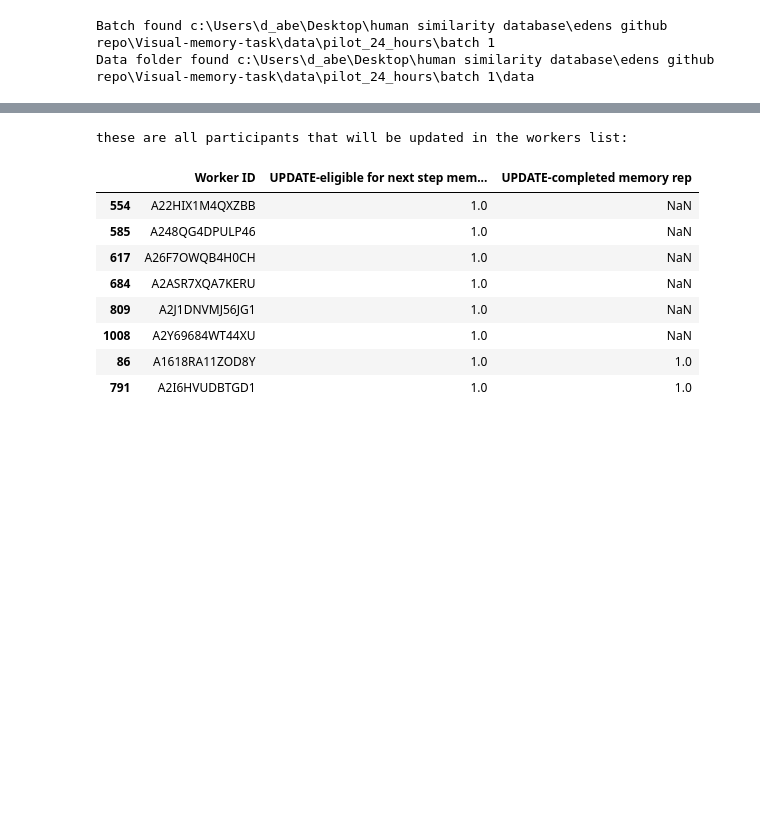
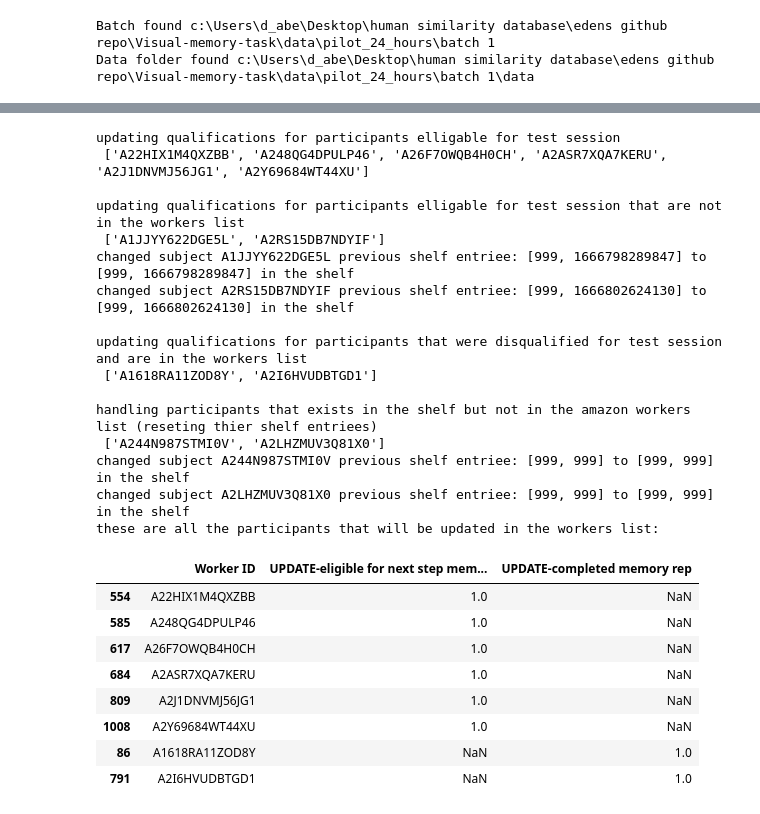
Before and after one commit to edenjenzohar/Visual-memory-task, a Jupyter notebook: analysis/parse_recorded_results_pilot2_encoding.ipynb, the cells around one changed output, grey strips where cells are left out. Saved outputs shown, nothing was run; the diff lists cells and outputs as text; code cells hidden in the pictures; blank space fills up the shorter version.

```diff
--- a/analysis/parse_recorded_results_pilot2_encoding.ipynb
+++ b/analysis/parse_recorded_results_pilot2_encoding.ipynb
@@ -300,3 +322,7 @@ qualified_df
 | A2ASR7XQA7KERU | A2ASR7XQA7KERU | 1.0 | 1.60104 | 1.0 |
 | A2J1DNVMJ56JG1 | A2J1DNVMJ56JG1 | 0.8 | 1.296075 | 1.0 |
 | A2Y69684WT44XU | A2Y69684WT44XU | 0.6 | 1.562533 | 1.0 |
+# %%
+qualified_df_not_in_workers_list=qualification_for_test_df.loc[(qualification_for_test_df['arrow_acc']>=0.6) & (qualification_for_test_df['in_encoding_workers_list']==0),:]
+print('qualified participants that are not in the workers list (and thus we cant add a qualification for them)')
+qualified_df_not_in_workers_list
@@ -302,0 +334,4 @@ qualified_df
+# %%
+disqualified_df_in_workers_list=qualification_for_test_df.loc[(qualification_for_test_df['arrow_acc']<0.6) & (qualification_for_test_df['in_encoding_workers_list']==1),:]
+print('disqualified participants that are in the workers list:')
+disqualified_df_in_workers_list
@@ -303,4 +343,5 @@ qualified_df
 # %%
-disqualified_df=qualification_for_test_df.loc[(qualification_for_test_df['arrow_acc']<0.6) | (qualification_for_test_df['in_encoding_workers_list']==0),:]
-disqualified_df
+disqualified_df_not_in_workers_list=qualification_for_test_df.loc[(qualification_for_test_df['arrow_acc']<0.6) & (qualification_for_test_df['in_encoding_workers_list']==0),:]
+print('disqualified participants that are NOT in the workers list:')
+disqualified_df_not_in_workers_list
 # %% [output]
@@ -314,29 +352,68 @@ disqualified_df
 # %%
 #update the workers list with the relevant qualification:
 #add the qualification for all eligible participants for the test session:
 ind_in_workers_df=[]
+print('\nupdating qualifications for participants elligable for test session\n',list(qualified_df.index))
 for worker_id in qualified_df.index:
     if worker_id in workers_df['Worker ID'].values:
         workers_df.loc[workers_df['Worker ID']==worker_id,qualification_name_for_testin]=1
         ind_in_workers_df.append(workers_df.loc[workers_df['Worker ID']==worker_id,qualification_name_for_testin].index[0])
+
+print('\nupdating qualifications for participants elligable for test session that are not in the workers list\n',list(qualified_df_not_in_workers_list.index))
+for worker_id in qualified_df_not_in_workers_list.index:
+    if worker_id in shelf_dict.keys():
+        prev_entriees=shelf_dict[worker_id]
+        cur_entriees=prev_entriees
+        cur_entriees[0]=999
+        shelf_dict[worker_id]=cur_entriees
+        print(f'changed subject {worker_id} previous shelf entriee: {prev_entriees} to {cur_entriees} in the shelf')
+
+
 #remove from experiment all those that disqualified (so they wont be able to take the test session):
-for worker_id in disqualified_df.index:
+print('\nupdating qualifications for participants that were disqualified for test session and are in the workers list\n',list(disqualified_df_in_workers_list.index))
+for worker_id in disqualified_df_in_workers_list.index:
     if worker_id in workers_df['Worker ID'].values:
         workers_df.loc[workers_df['Worker ID']==worker_id,qualification_name_for_entire_experiment]=1
         ind_in_workers_df.append(workers_df.loc[workers_df['Worker ID']==worker_id,qualification_name_for_entire_experiment].index[0])
 
+#handle those that disqualified but are not in the amazon worker list: (change thier shelf entries to 999)
+print('\nhandling participants that exists in the shelf but not in the amazon workers list (reseting thier shelf entriees)\n',list(disqualified_df_not_in_workers_list.index))
+for worker_id in disqualified_df_not_in_workers_list.index:
+    if worker_id in shelf_dict.keys():
+        prev_entriees=shelf_dict[worker_id]
+        cur_entriees=prev_entriees
+        cur_entriees[0]=999
+        shelf_dict[worker_id]=cur_entriees
+        print(f'changed subject {worker_id} previous shelf entriee: {prev_entriees} to {cur_entriees} in the shelf')
+
+
 #print the two relevant columns of the updated workers_list:
-print('these are all participants that will be updated in the workers list:')
+print('these are all the participants that will be updated in the workers list:')
 workers_df.loc[ind_in_workers_df,['Worker ID',qualification_name_for_testin,qualification_name_for_entire_experiment]]
 # %% [output]
-these are all participants that will be updated in the workers list:
+updating qualifications for participants elligable for test session
+ ['A22HIX1M4QXZBB', 'A248QG4DPULP46', 'A26F7OWQB4H0CH', 'A2ASR7XQA7KERU', 'A2J1DNVMJ56JG1', 'A2Y69684WT44XU']
+
+updating qualifications for participants elligable for test session that are not in the workers list
+ ['A1JJYY622DGE5L', 'A2RS15DB7NDYIF']
+changed subject A1JJYY622DGE5L previous shelf entriee: [999, 1666798289847] to [999, 1666798289847] in the shelf
+changed subject A2RS15DB7NDYIF previous shelf entriee: [999, 1666802624130] to [999, 1666802624130] in the shelf
+
+updating qualifications for participants that were disqualified for test session and are in the workers list
+ ['A1618RA11ZOD8Y', 'A2I6HVUDBTGD1']
+
+handling participants that exists in the shelf but not in the amazon workers list (reseting thier shelf entriees)
+ ['A244N987STMI0V', 'A2LHZMUV3Q81X0']
+changed subject A244N987STMI0V previous shelf entriee: [999, 999] to [999, 999] in the shelf
+changed subject A2LHZMUV3Q81X0 previous shelf entriee: [999, 999] to [999, 999] in the shelf
+these are all the participants that will be updated in the workers list:
 |  | Worker ID | UPDATE-eligible for next step mem... | UPDATE-completed memory rep |
 | 554 | A22HIX1M4QXZBB | 1.0 | NaN |
 | 585 | A248QG4DPULP46 | 1.0 | NaN |
 | 617 | A26F7OWQB4H0CH | 1.0 | NaN |
 | 684 | A2ASR7XQA7KERU | 1.0 | NaN |
 | 809 | A2J1DNVMJ56JG1 | 1.0 | NaN |
 | 1008 | A2Y69684WT44XU | 1.0 | NaN |
-| 86 | A1618RA11ZOD8Y | 1.0 | 1.0 |
-| 791 | A2I6HVUDBTGD1 | 1.0 | 1.0 |
+| 86 | A1618RA11ZOD8Y | NaN | 1.0 |
+| 791 | A2I6HVUDBTGD1 | NaN | 1.0 |
 # %%
```
Also changed, not shown: parts of 12 cells of this notebook, 1 other file.
